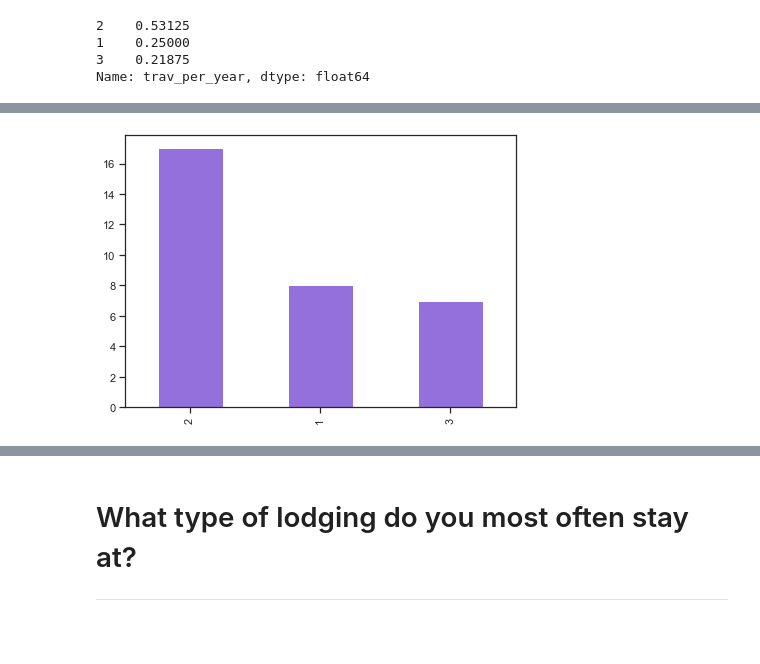
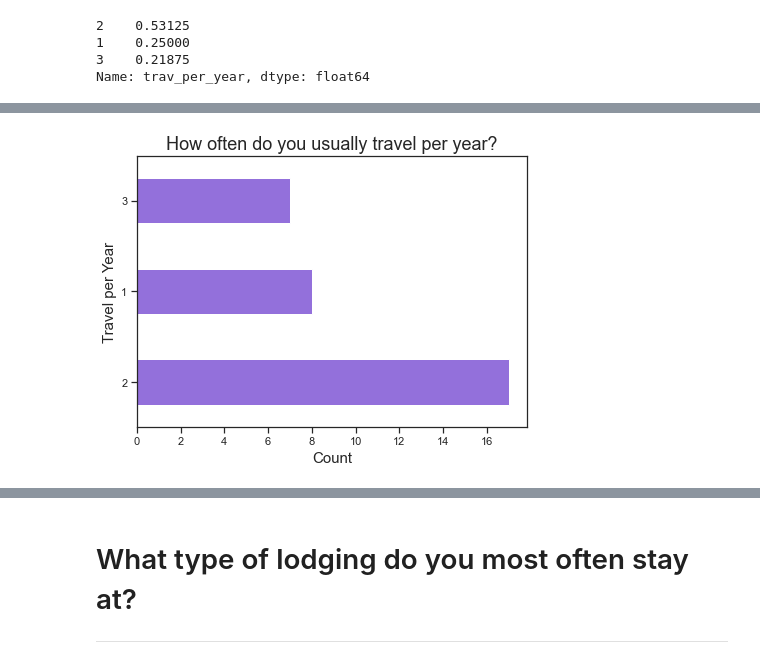
Before and after one commit to encodingintuition/Hackathon-small_business, a Jupyter notebook: code/prep_survy.ipynb, the cells around one changed output, grey strips where cells are left out. Cells and saved outputs as stored; diff of their text form; code cells hidden in the pictures; blank space fills up the shorter version.

```diff
--- a/code/prep_survy.ipynb
+++ b/code/prep_survy.ipynb
@@ -253,6 +238,10 @@ sns.histplot(data = df1, x = 'trav_per_year', bins = 3,)
-# %%
-df1['trav_per_year'].value_counts().plot(kind = 'bar',
-                                        figsize=(7,5),
-                                        color = 'mediumpurple');
-# %% [output]
-[figure, removed]
+# %%
+df1['trav_per_year'].value_counts().plot(kind = 'barh',
+                                        figsize=(7,5),
+                                        color = 'mediumpurple');
+plt.ylabel("Travel per Year", size=15)
+plt.xlabel("Count", size=15)
+plt.title("How often do you usually travel per year?", size=18)
+plt.savefig("../img/trav_per_year", dpi=100)
+# %% [output]
+[figure, added]
```
Also changed, not shown: parts of 59 cells of this notebook, 19 other files.
